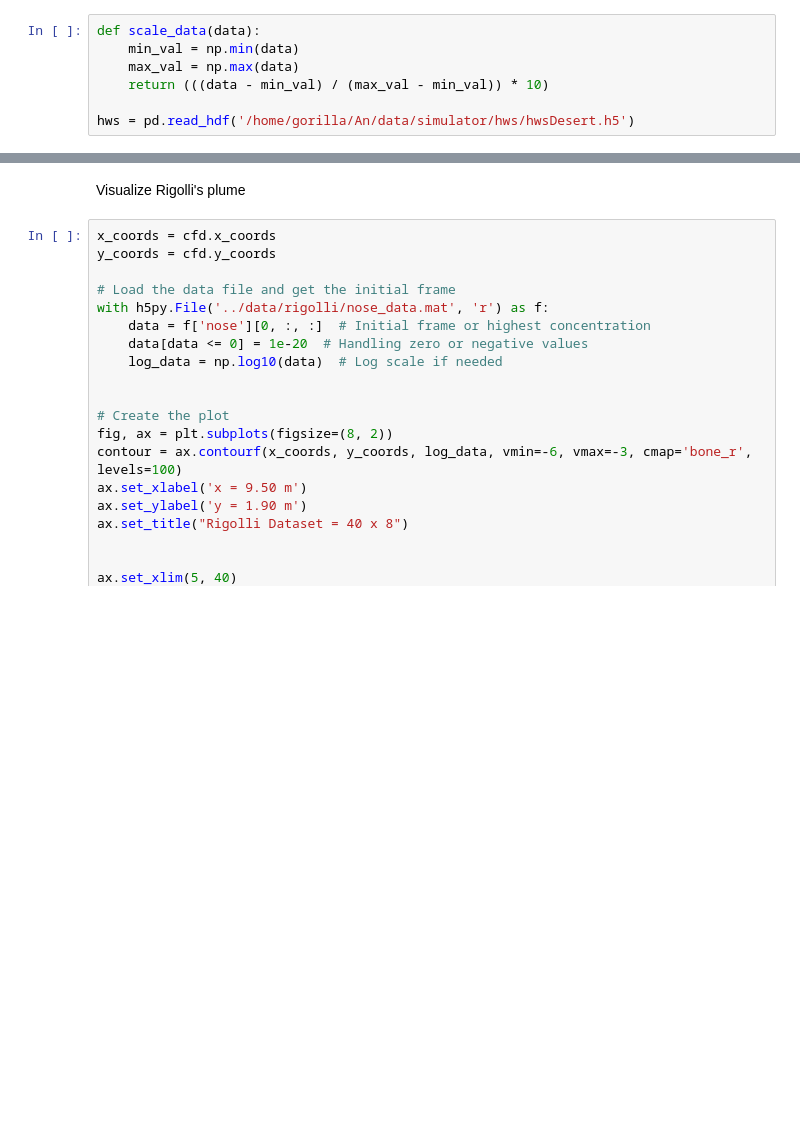
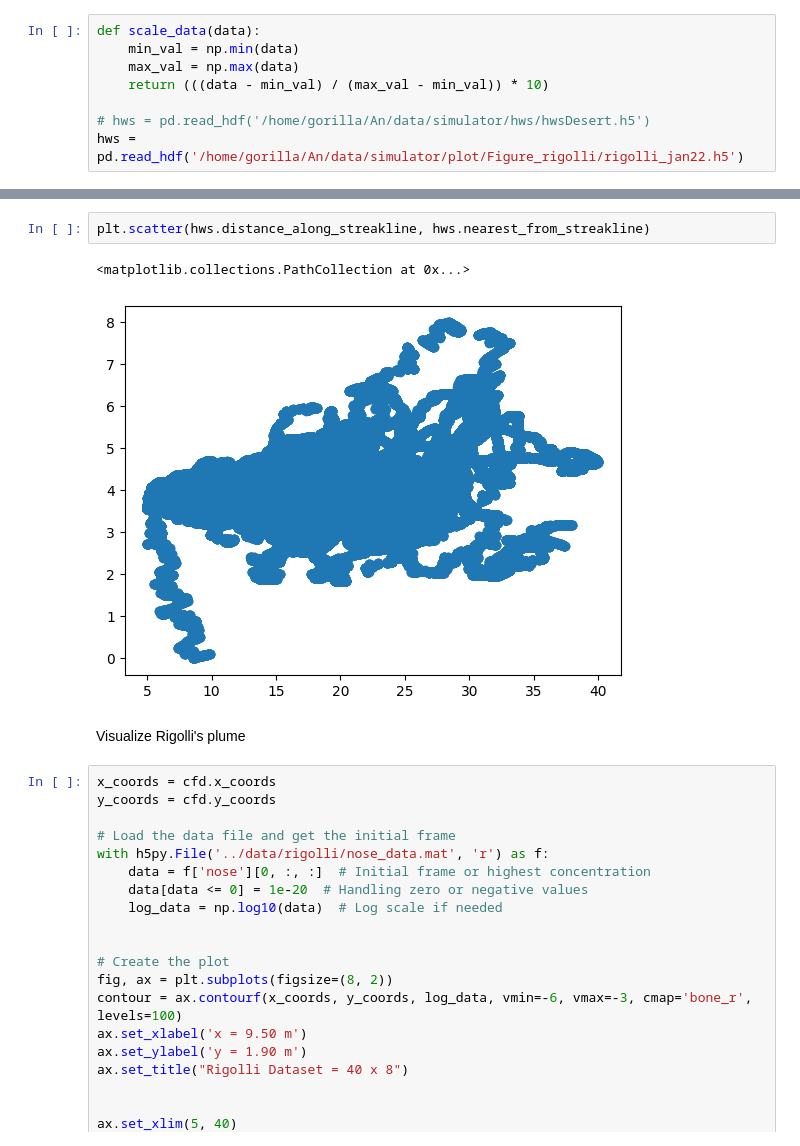
Before and after one commit to arunavanag591/COSMOS, a Jupyter notebook: test_rigolli.ipynb, the cells around one changed output, grey strips where cells are left out. Drawn from its saved outputs; the diff is of its cells as text; blank space fills up the shorter version.

```diff
--- a/test_rigolli.ipynb
+++ b/test_rigolli.ipynb
@@ -28,5 +31,6 @@ def scale_data(data):
     max_val = np.max(data)
     return (((data - min_val) / (max_val - min_val)) * 10)
 
-hws = pd.read_hdf('/home/gorilla/An/data/simulator/hws/hwsDesert.h5')
+# hws = pd.read_hdf('/home/gorilla/An/data/simulator/hws/hwsDesert.h5')
+hws = pd.read_hdf('/home/gorilla/An/data/simulator/plot/Figure_rigolli/rigolli_jan22.h5')
 # %%
@@ -41,6 +45,11 @@ print("Scaled y-coords range:", y_coords_scaled.min(), y_coords_scaled.max())
 # %% [output]
 Scaled x-coords range: 5.01283 40.0
 Scaled y-coords range: 0.012826 8.0
+# %%
+plt.scatter(hws.distance_along_streakline, hws.nearest_from_streakline)
+# %% [output]
+<matplotlib.collections.PathCollection at 0x...>
+[figure, added]
 # %% [markdown]
 Visualize Rigolli's plume
 # %%
```
Also changed, not shown: parts of 11 cells of this notebook, 5 other files.
